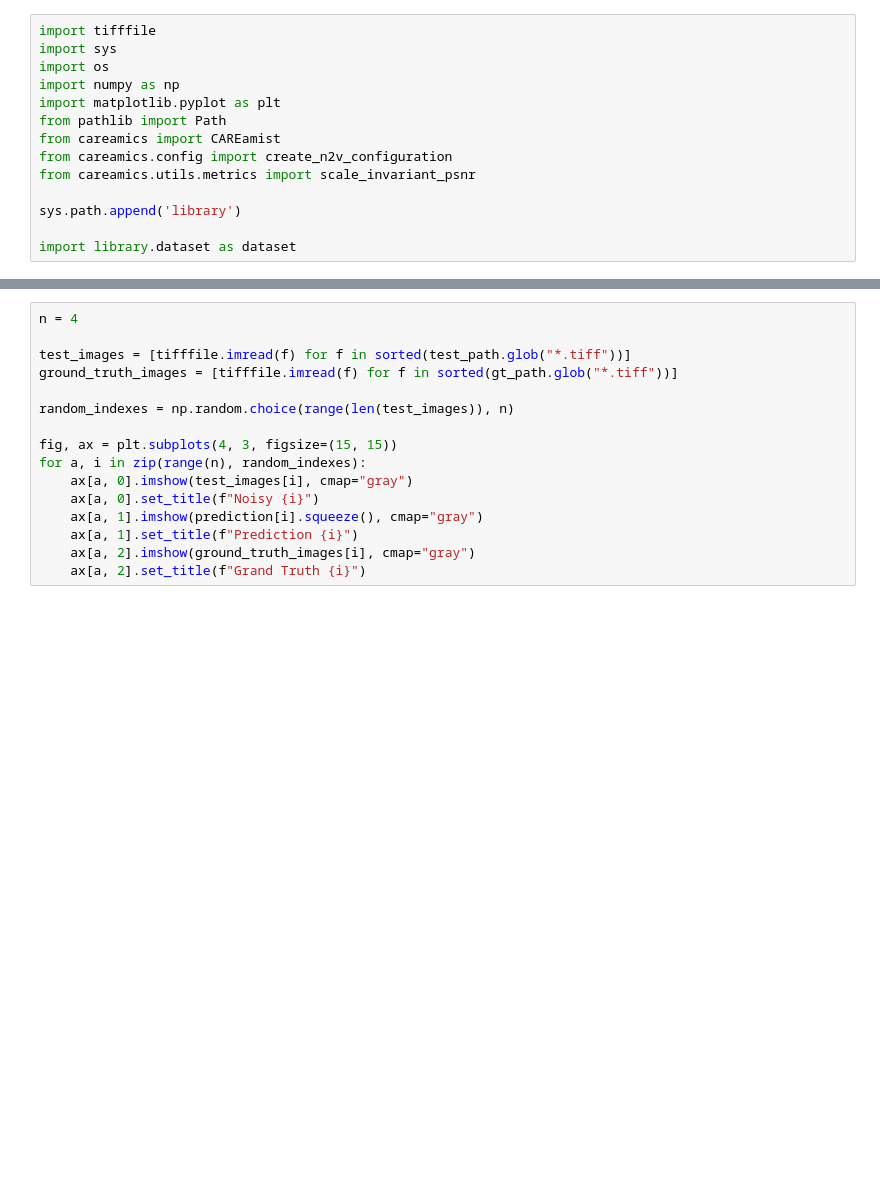
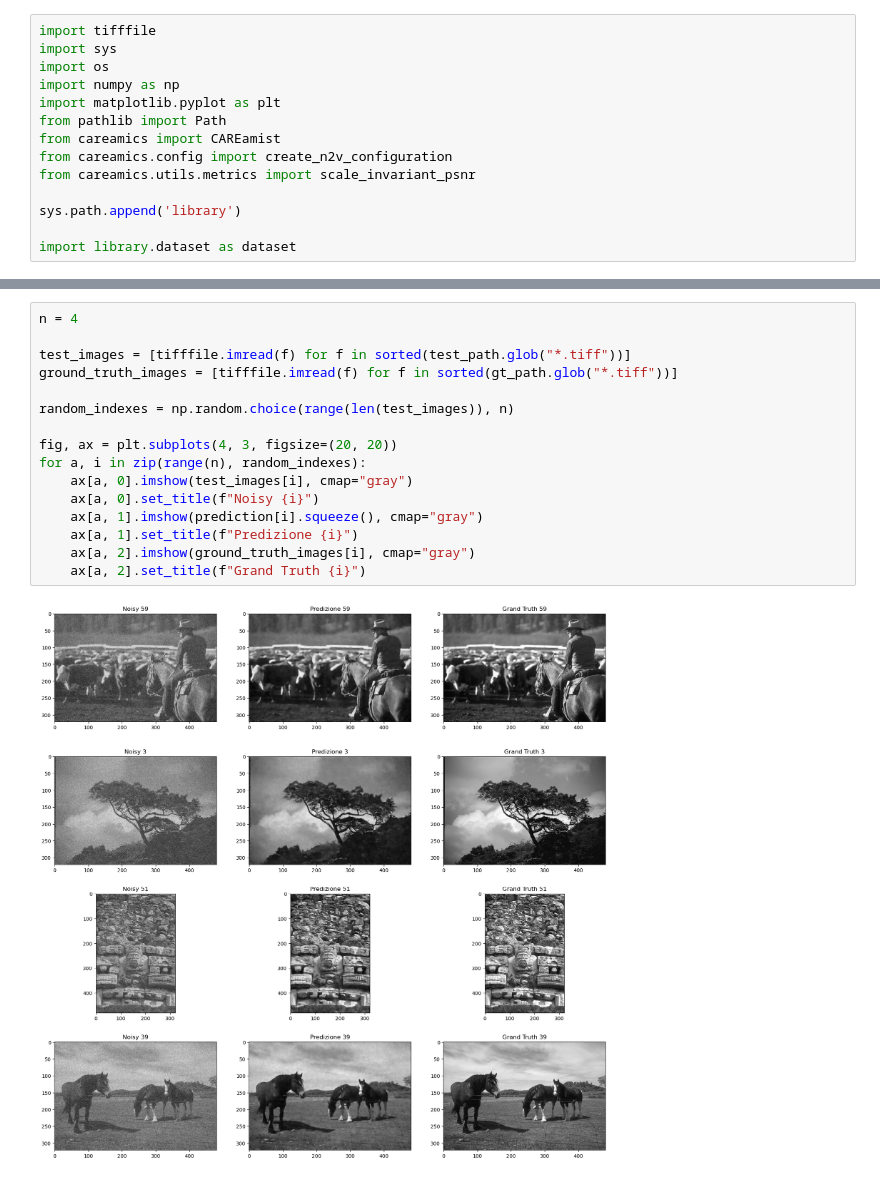
Before and after one commit to paoloparati/ProgettoPrincipiEModelliDellaPercezione, a Jupyter notebook: bsd68.ipynb, the cells around one changed output, grey strips where cells are left out. Drawn from its saved outputs; the diff is of its cells as text; blank space fills up the shorter version.

```diff
--- a/bsd68.ipynb
+++ b/bsd68.ipynb
@@ -175,16 +218,18 @@ Questo confronto visivo consente di valutare in modo intuitivo:
 # %%
 n = 4
 
 test_images = [tifffile.imread(f) for f in sorted(test_path.glob("*.tiff"))]
 ground_truth_images = [tifffile.imread(f) for f in sorted(gt_path.glob("*.tiff"))]
 
 random_indexes = np.random.choice(range(len(test_images)), n)
 
-fig, ax = plt.subplots(4, 3, figsize=(15, 15))
+fig, ax = plt.subplots(4, 3, figsize=(20, 20))
 for a, i in zip(range(n), random_indexes):
     ax[a, 0].imshow(test_images[i], cmap="gray")
     ax[a, 0].set_title(f"Noisy {i}")
     ax[a, 1].imshow(prediction[i].squeeze(), cmap="gray")
-    ax[a, 1].set_title(f"Prediction {i}")
+    ax[a, 1].set_title(f"Predizione {i}")
     ax[a, 2].imshow(ground_truth_images[i], cmap="gray")
     ax[a, 2].set_title(f"Grand Truth {i}")
+# %% [output]
+[figure, added]
```
Also changed, not shown: parts of 17 cells of this notebook.
